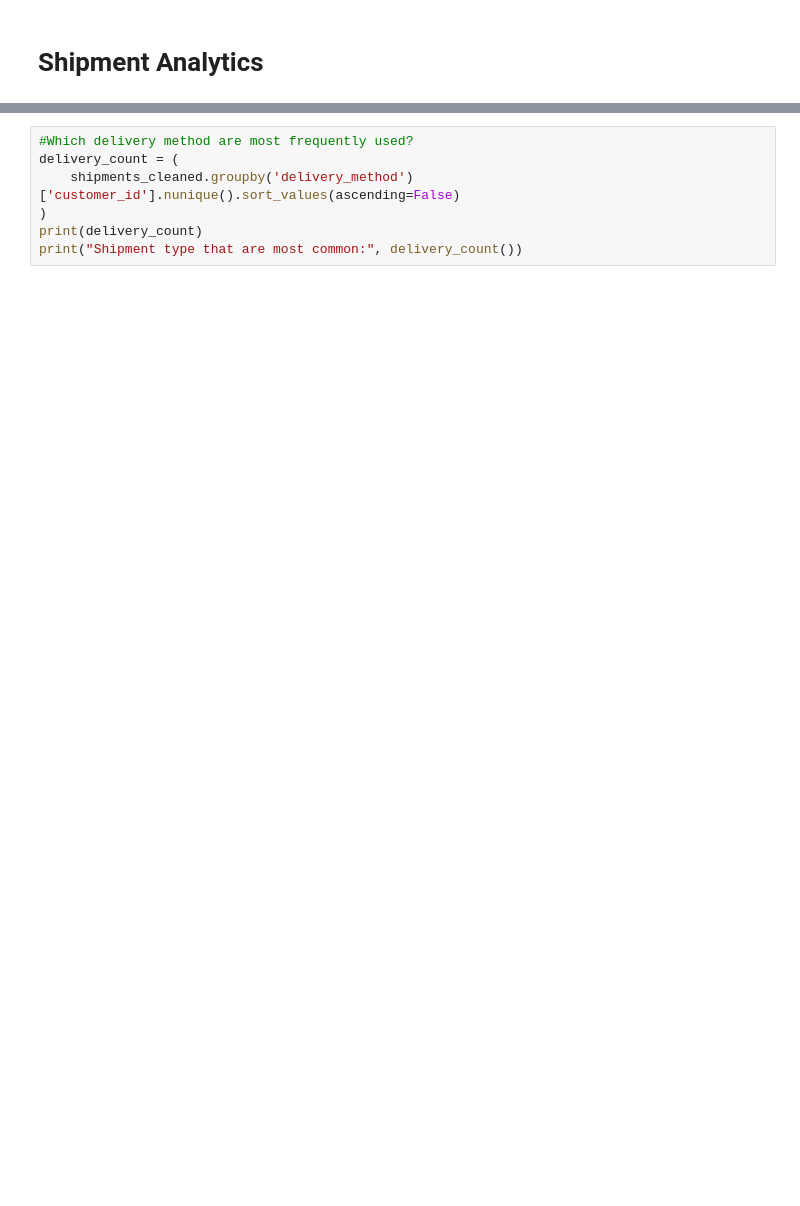
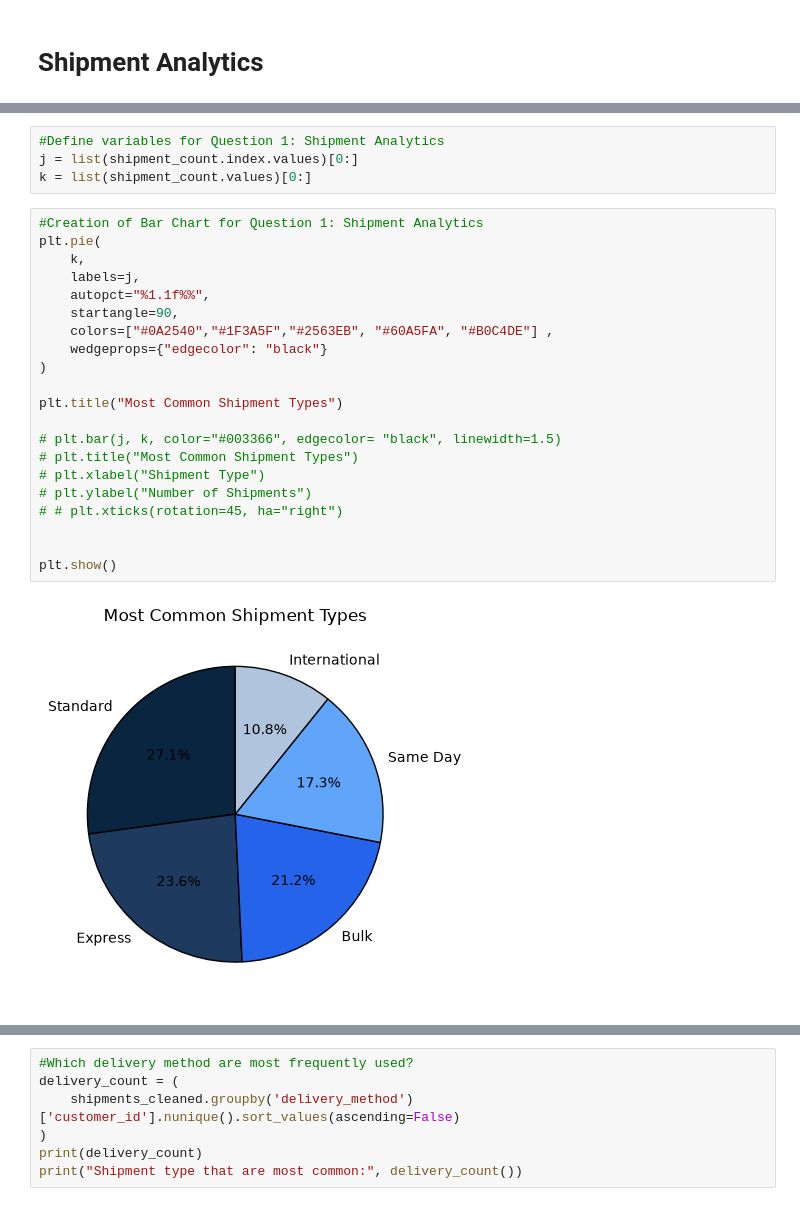
Before and after one commit to jilyanga2/Logistics-And-Delivery-Intelligence, a Jupyter notebook: feature-engineering.ipynb, the cells around one changed output, grey strips where cells are left out. Saved outputs shown, nothing was run; the diff lists cells and outputs as text; blank space fills up the shorter version.

```diff
--- a/feature-engineering.ipynb
+++ b/feature-engineering.ipynb
@@ -319,3 +873,30 @@ print("Shipment type that are most common:", shipment_count.idxmax())
+# %%
+#Define variables for Question 1: Shipment Analytics
+j = list(shipment_count.index.values)[0:]
+k = list(shipment_count.values)[0:]
+# %%
+#Creation of Bar Chart for Question 1: Shipment Analytics
+plt.pie(
+    k,
+    labels=j,
+    autopct="%1.1f%%",
+    startangle=90,
+    colors=["#0A2540","#1F3A5F","#2563EB", "#60A5FA", "#B0C4DE"] ,
+    wedgeprops={"edgecolor": "black"}
+)
+
+plt.title("Most Common Shipment Types")
+
+# plt.bar(j, k, color="#003366", edgecolor= "black", linewidth=1.5)
+# plt.title("Most Common Shipment Types")
+# plt.xlabel("Shipment Type")
+# plt.ylabel("Number of Shipments")
+# # plt.xticks(rotation=45, ha="right")
+
+
+plt.show()
+# %% [output]
+[figure, added]
 # %%
 #Which delivery method are most frequently used?
 
```
Also changed, not shown: parts of 52 cells of this notebook.
